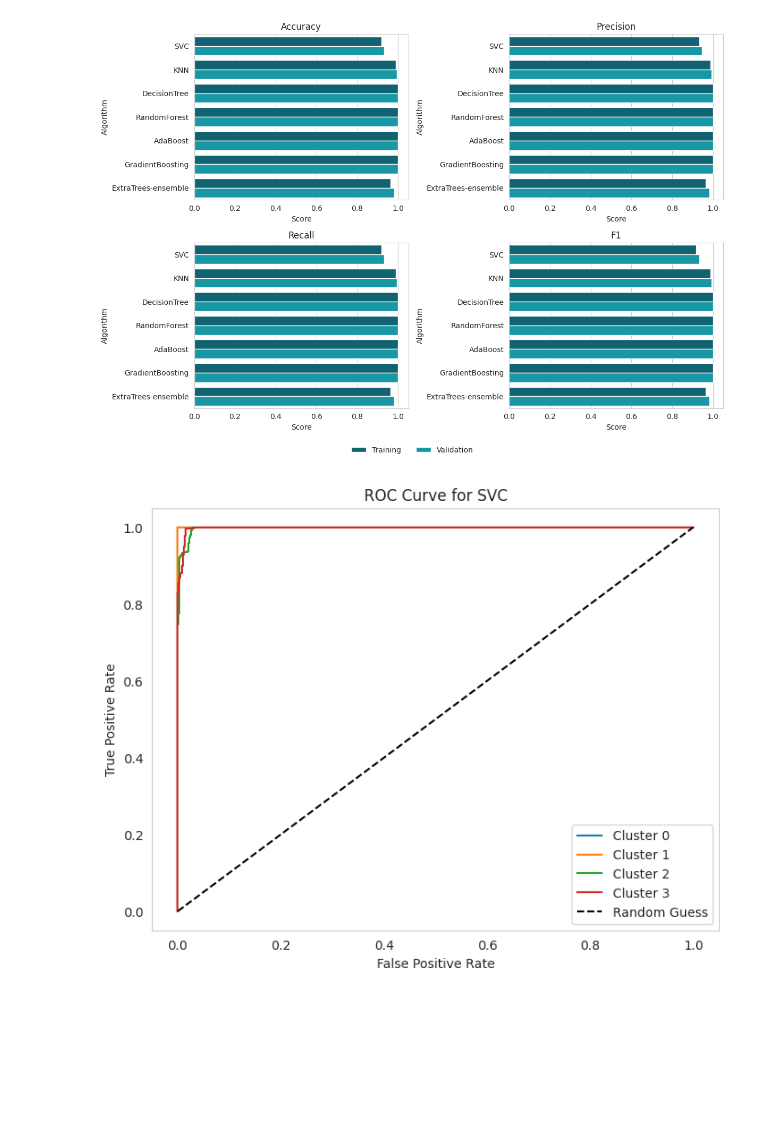
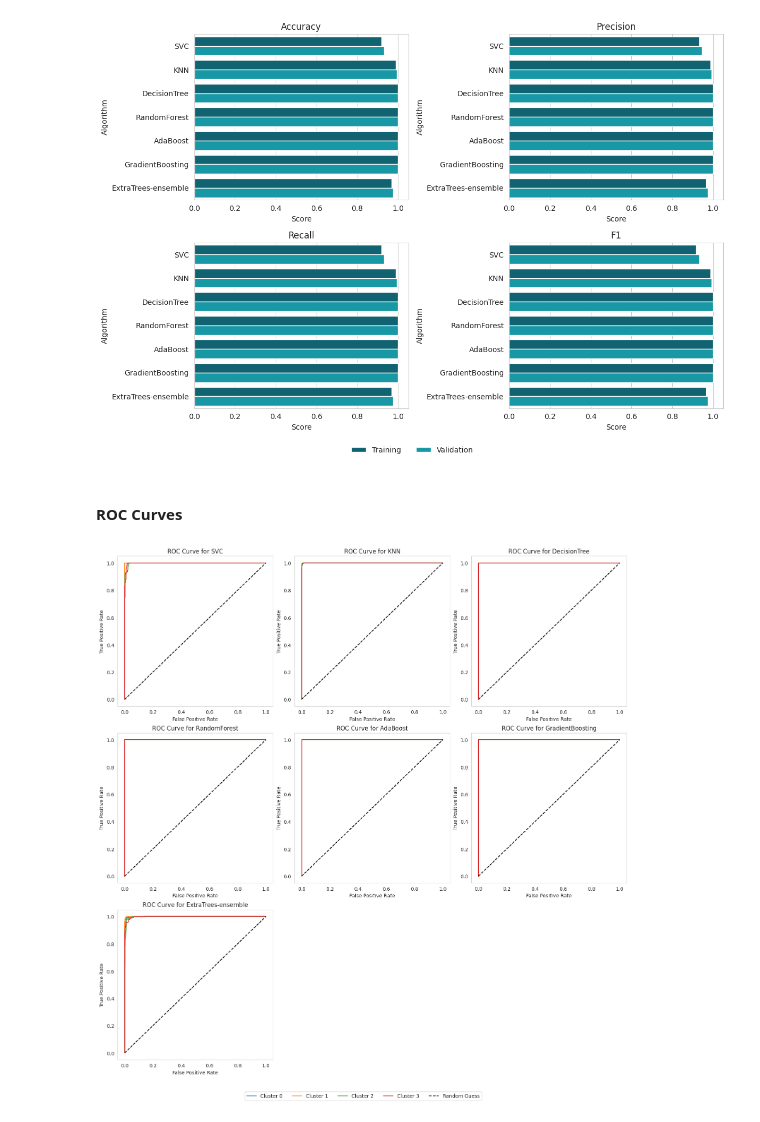
Before and after one commit to soto18/patient-priority-clustering, a Jupyter notebook: notebook/11_classification_analysis.ipynb, the cells around one changed output. Drawn from its saved outputs; the diff is of its cells as text; code cells hidden in the pictures; blank space fills up the shorter version.

Commit message:
classification models analysis update

```diff
--- a/notebook/11_classification_analysis.ipynb
+++ b/notebook/11_classification_analysis.ipynb
@@ -23,8 +23,11 @@ Processed data saved to ../results/classification/processed_performances.csv
 Plotting data...
 Plots generated.
 [figure]
+# %% [markdown]
+#### ROC Curves
 # %%
-evaluator = ModelEvaluation("../results/classification/results_curves_exploration.csv")
-evaluator.plot_roc_curve("SVC")
+evaluator = ModelEvaluation("../results/classification/results_curves_exploration.csv",
+                            path_export="../results/classification")
+evaluator.plot_all_roc_curves()
 # %% [output]
-[figure, old version]
+[figure, new version]
```
Also changed, not shown: parts of 6 cells of this notebook, 8 other files.
